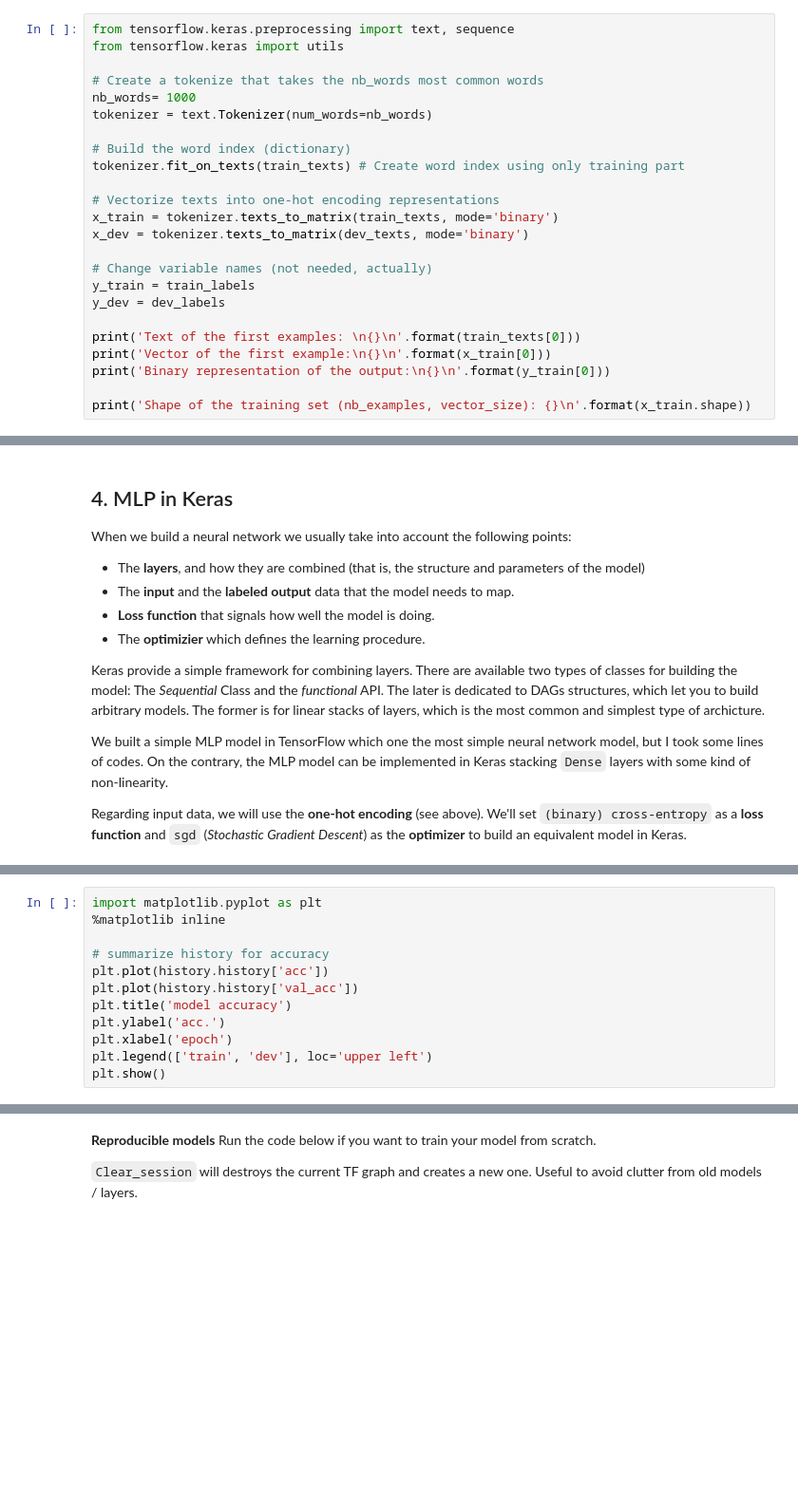
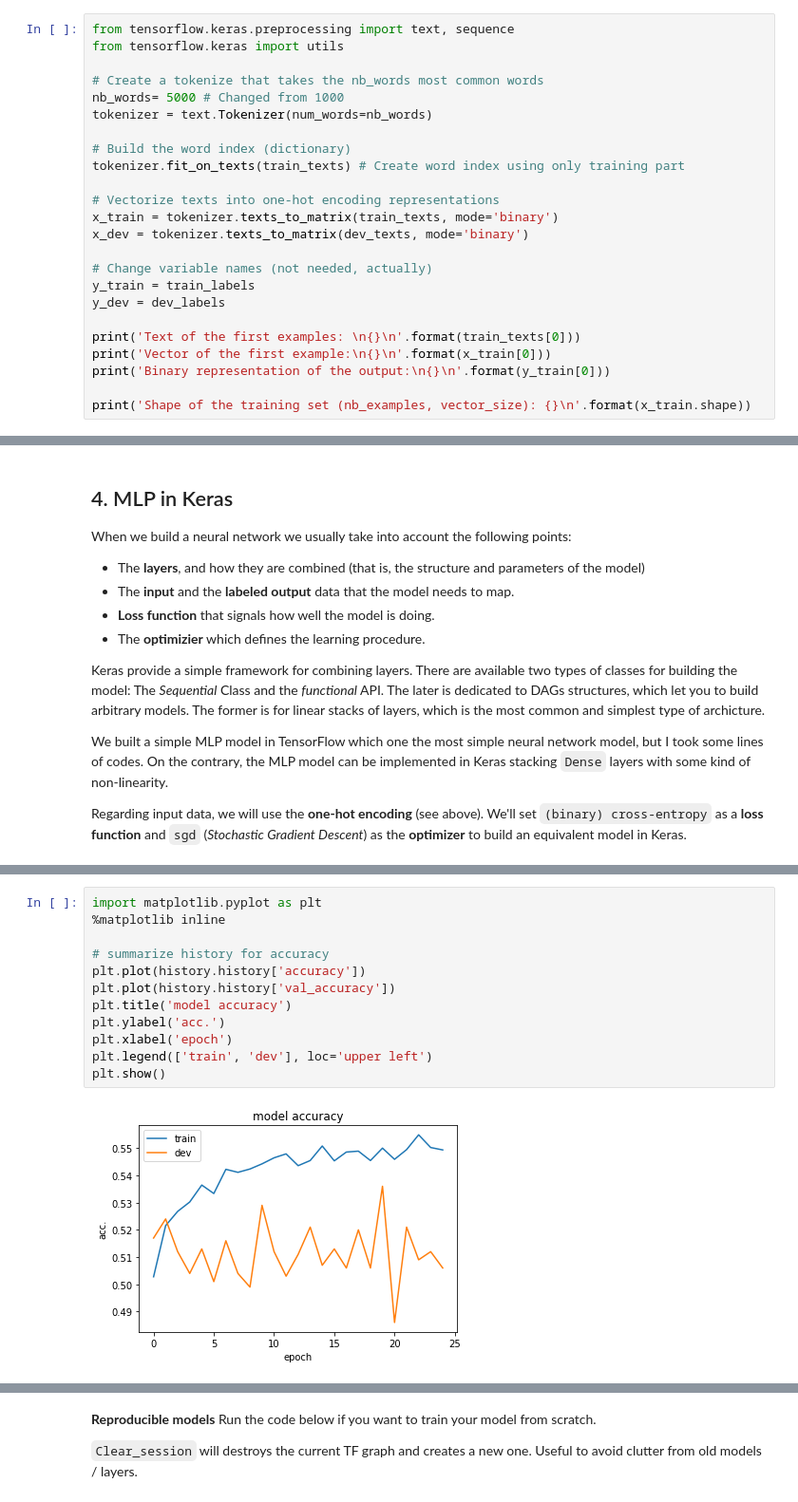
Before and after one commit to juletx/MLNN-labs, a Jupyter notebook: Lab10/DL4NNLP.ipynb, the cells around one changed output, grey strips where cells are left out. Shown at 95% size. Saved outputs shown, nothing was run; the diff lists cells and outputs as text; blank space fills up the shorter version.

```diff
--- a/Lab10/DL4NNLP.ipynb
+++ b/Lab10/DL4NNLP.ipynb
@@ -269,7 +269,7 @@ from tensorflow.keras.preprocessing import text, sequence
 from tensorflow.keras import utils
 
 # Create a tokenize that takes the nb_words most common words
-nb_words= 1000
+nb_words= 5000 # Changed from 1000
 tokenizer = text.Tokenizer(num_words=nb_words)
 
 # Build the word index (dictionary)
@@ -552,15 +589,17 @@ history = model.fit(x_train, y_train, epochs=25, batch_size=128, validation_data
 # %%
 import matplotlib.pyplot as plt
 %matplotlib inline
 
 # summarize history for accuracy
-plt.plot(history.history['acc'])
-plt.plot(history.history['val_acc'])
+plt.plot(history.history['accuracy'])
+plt.plot(history.history['val_accuracy'])
 plt.title('model accuracy')
 plt.ylabel('acc.')
 plt.xlabel('epoch')
 plt.legend(['train', 'dev'], loc='upper left')
 plt.show()
+# %% [output]
+[figure, added]
 # %%
 import matplotlib.pyplot as plt
 %matplotlib inline
```
Also changed, not shown: parts of 29 cells of this notebook.
